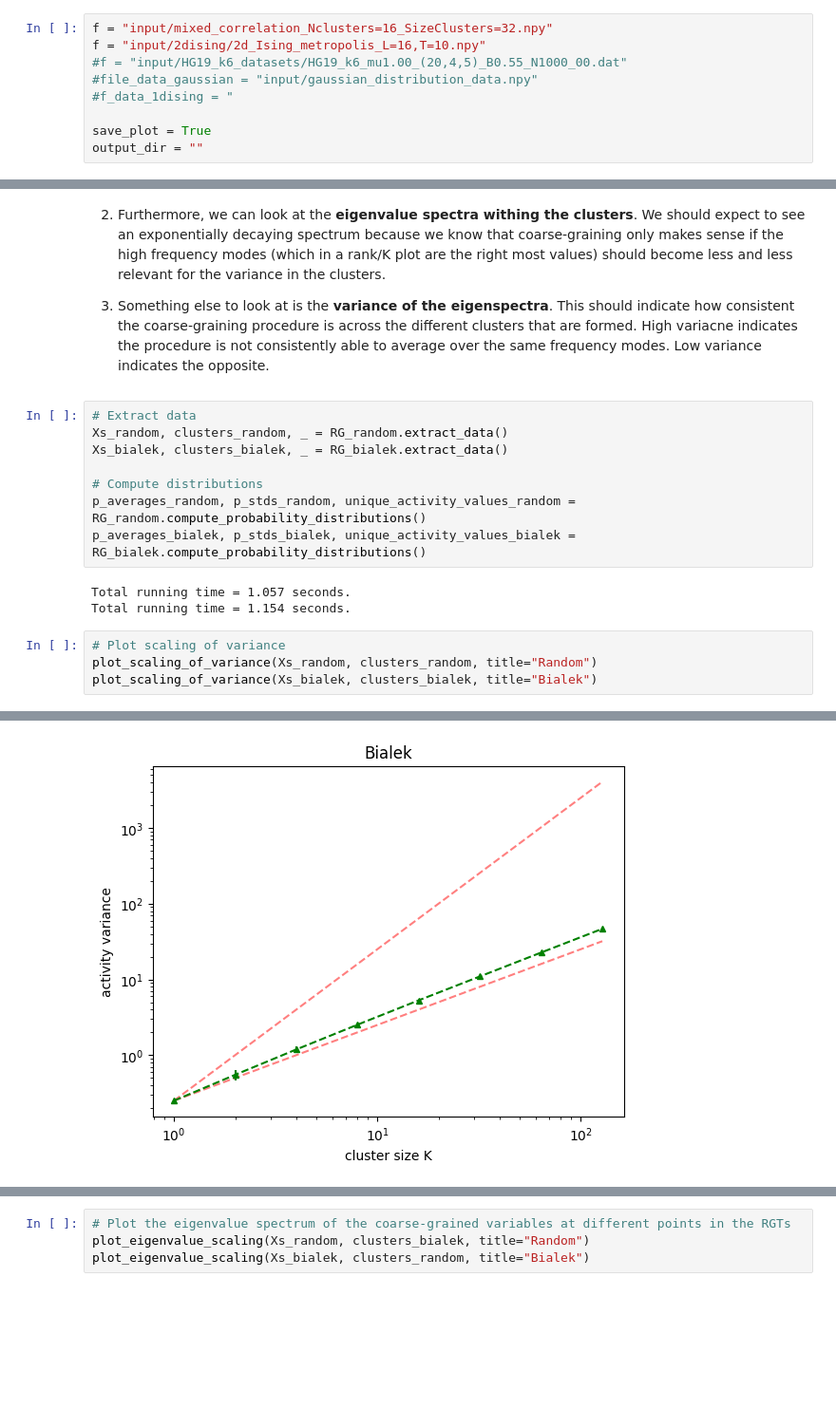
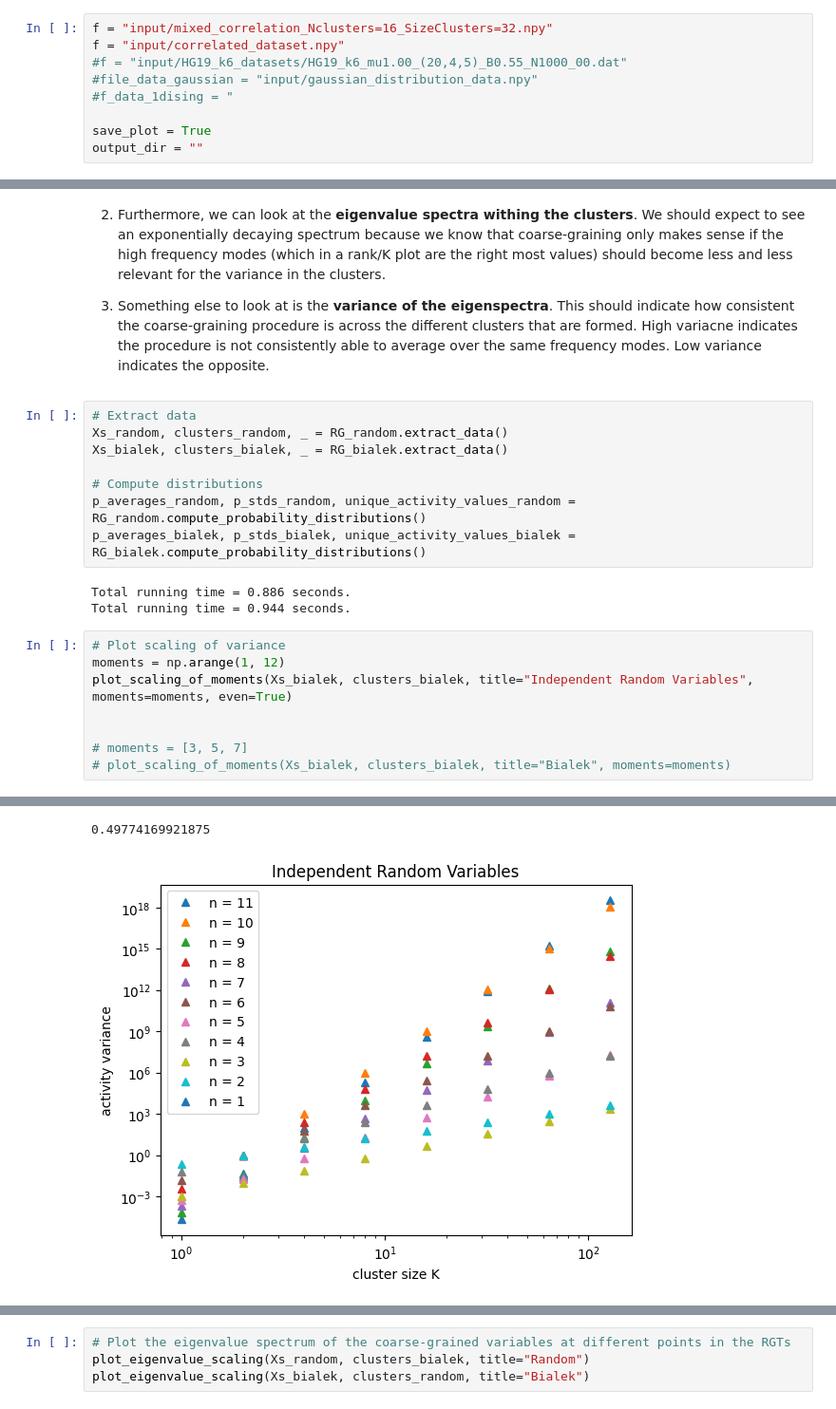
Before and after one commit to KKMGeraedts/Renormalization-Group-Bialek, a Jupyter notebook: Studying Scaling Behabiaour of Real Space RG (Bialek).ipynb, the cells around one changed output, grey strips where cells are left out. Shown at 95% size. Drawn from its saved outputs; the diff is of its cells as text; blank space fills up the shorter version.

Commit message:
Scaling of variance now works for all moments

```diff
--- a/Studying Scaling Behabiaour of Real Space RG (Bialek).ipynb
+++ b/Studying Scaling Behabiaour of Real Space RG (Bialek).ipynb
@@ -30,7 +30,7 @@ Lets start by loading in the datasets we want to study. We will load in the foll
 ### Filenames
 # %%
 f = "input/mixed_correlation_Nclusters=16_SizeClusters=32.npy"
-f = "input/2dising/2d_Ising_metropolis_L=16,T=10.npy"
+f = "input/correlated_dataset.npy"
 #f = "input/HG19_k6_datasets/HG19_k6_mu1.00_(20,4,5)_B0.55_N1000_00.dat"
 #file_data_gaussian = "input/gaussian_distribution_data.npy"
 #f_data_1dising = "
@@ -134,10 +134,14 @@ Xs_bialek, clusters_bialek, _ = RG_bialek.extract_data()
 p_averages_random, p_stds_random, unique_activity_values_random = RG_random.compute_probability_distributions()
 p_averages_bialek, p_stds_bialek, unique_activity_values_bialek = RG_bialek.compute_probability_distributions()
 # %% [output]
-Total running time = 1.057 seconds.
-Total running time = 1.154 seconds.
+Total running time = 0.886 seconds.
+Total running time = 0.944 seconds.
 # %%
 # Plot scaling of variance
-plot_scaling_of_variance(Xs_random, clusters_random, title="Random")
-plot_scaling_of_variance(Xs_bialek, clusters_bialek, title="Bialek")
+moments = np.arange(1, 12)
+plot_scaling_of_moments(Xs_bialek, clusters_bialek, title="Independent Random Variables", moments=moments, even=True)
+
+
+# moments = [3, 5, 7]
+# plot_scaling_of_moments(Xs_bialek, clusters_bialek, title="Bialek", moments=moments)
 # %% [output]
@@ -145 +149,2 @@ plot_scaling_of_variance(Xs_bialek, clusters_bialek, title="Bialek")
+0.49774169921875
-[figure, old version]
+[figure, new version]
```
Also changed, not shown: parts of 9 cells of this notebook, 2 other files.
